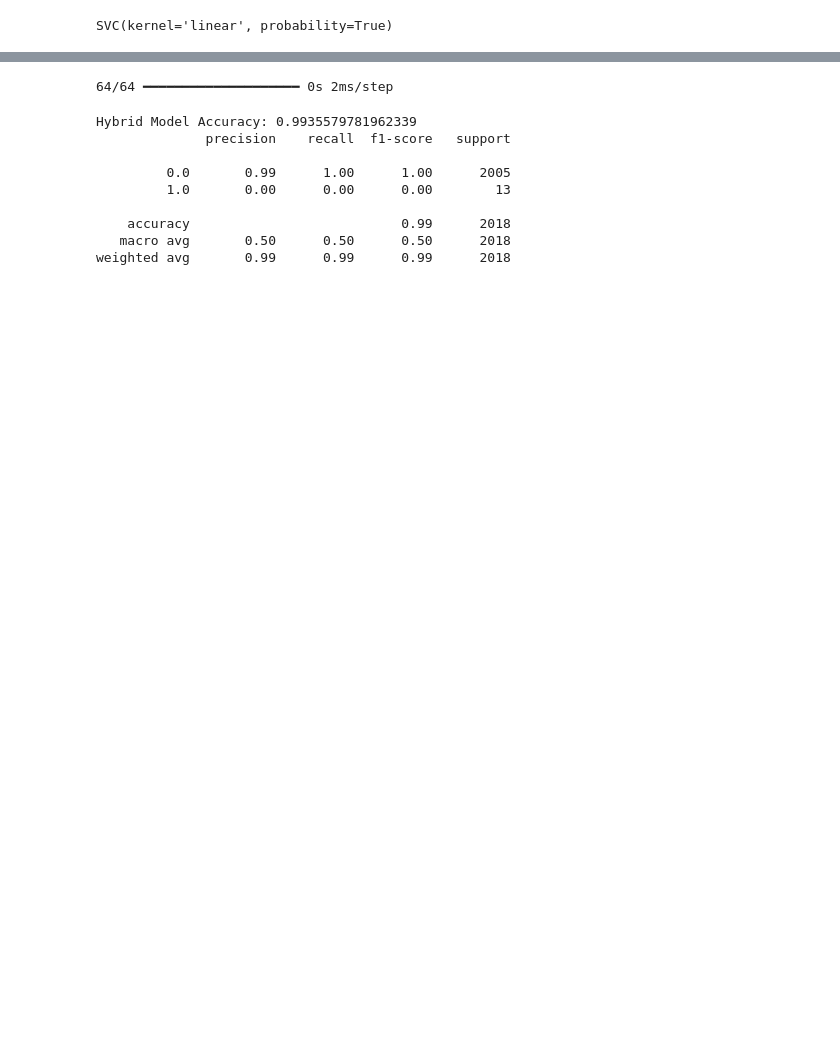
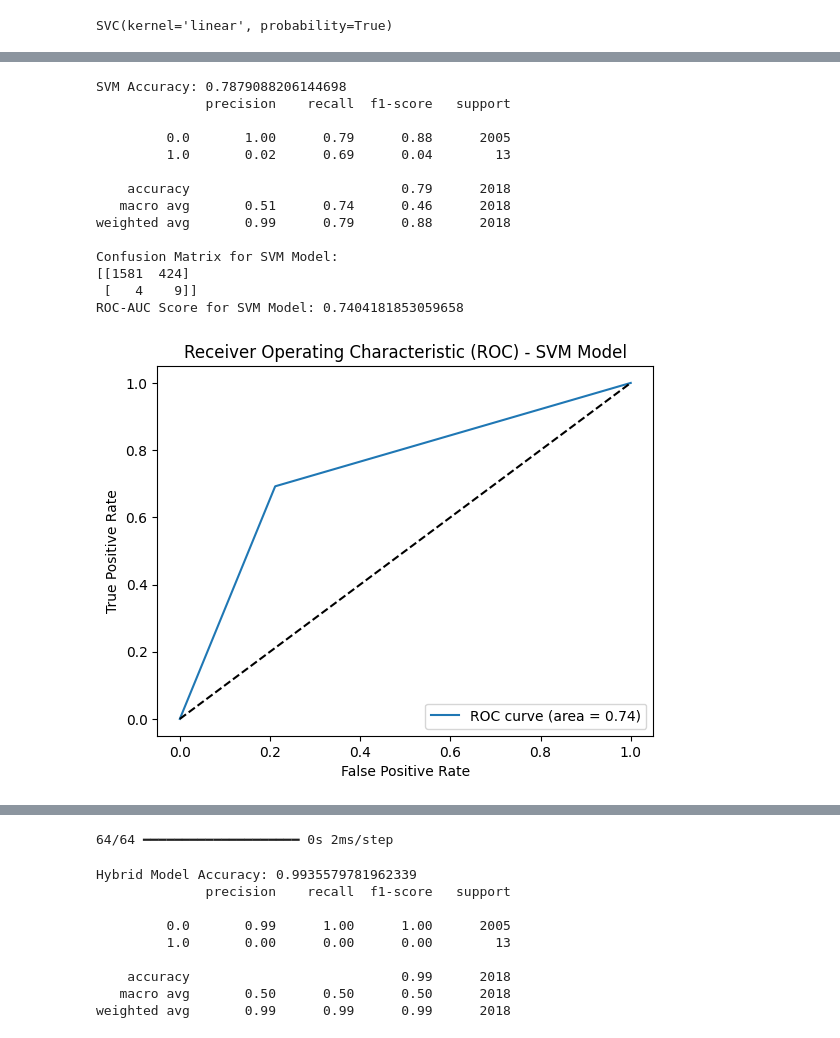
Before and after one commit to hanahumaira/mobile-payment-fraud-detection, a Jupyter notebook: try2.ipynb, the cells around one changed output, grey strips where cells are left out. Saved outputs shown, nothing was run; the diff lists cells and outputs as text; code cells hidden in the pictures; blank space fills up the shorter version.

```diff
--- a/try2.ipynb
+++ b/try2.ipynb
@@ -206 +227,47 @@ SVC(kernel='linear', probability=True)
+# %%
+# Initialize and train SVM model with class weights
+from sklearn.svm import SVC
+svm_model = SVC(kernel='linear', class_weight='balanced', probability=True)
+svm_model.fit(X_train, y_train)
+
+# Predict and evaluate SVM model
+y_pred_svm = svm_model.predict(X_test)
+print("SVM Accuracy:", accuracy_score(y_test, y_pred_svm))
+print(classification_report(y_test, y_pred_svm))
+
+# Confusion matrix for SVM model
+conf_matrix_svm = confusion_matrix(y_test, y_pred_svm)
+print("Confusion Matrix for SVM Model:")
+print(conf_matrix_svm)
+
+y_pred_svm_proba = svm_model.predict(X_test)
+roc_auc_svm = roc_auc_score(y_test, y_pred_svm_proba)
+print("ROC-AUC Score for SVM Model:", roc_auc_svm)
+
+fpr_svm, tpr_svm, _ = roc_curve(y_test, y_pred_svm_proba)
+
+plt.figure()
+plt.plot(fpr_svm, tpr_svm, label=f"ROC curve (area = {roc_auc_svm:.2f})")
+plt.plot([0, 1], [0, 1], 'k--')
+plt.xlabel('False Positive Rate')
+plt.ylabel('True Positive Rate')
+plt.title('Receiver Operating Characteristic (ROC) - SVM Model')
+plt.legend(loc="lower right")
+plt.show()
+# %% [output]
+SVM Accuracy: 0.7879088206144698
+              precision    recall  f1-score   support
+
+         0.0       1.00      0.79      0.88      2005
+         1.0       0.02      0.69      0.04        13
+
+    accuracy                           0.79      2018
+   macro avg       0.51      0.74      0.46      2018
+weighted avg       0.99      0.79      0.88      2018
+
+Confusion Matrix for SVM Model:
+[[1581  424]
+ [   4    9]]
+ROC-AUC Score for SVM Model: 0.7404181853059658
+[figure, added]
 # %%
```
Also changed, not shown: parts of 16 cells of this notebook.
